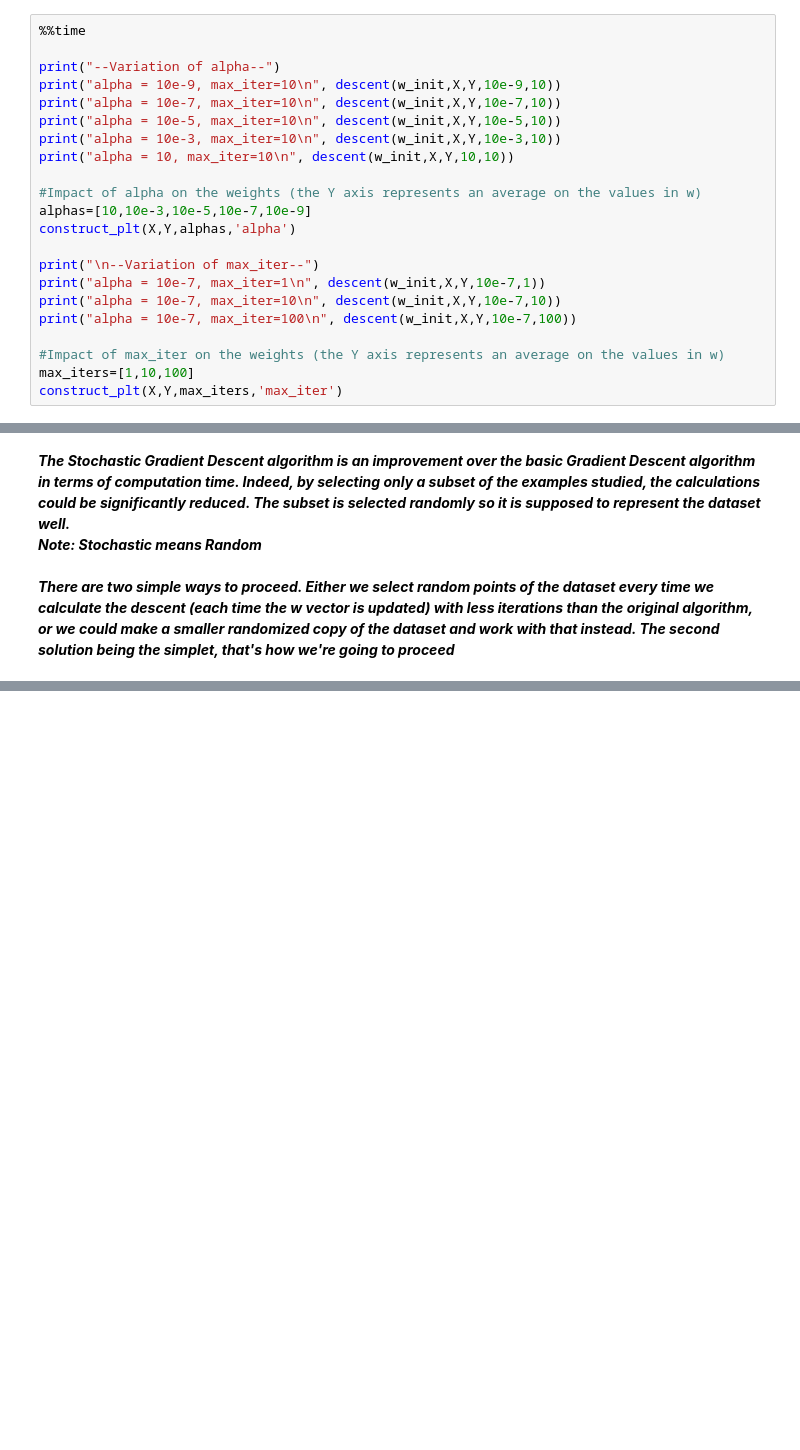
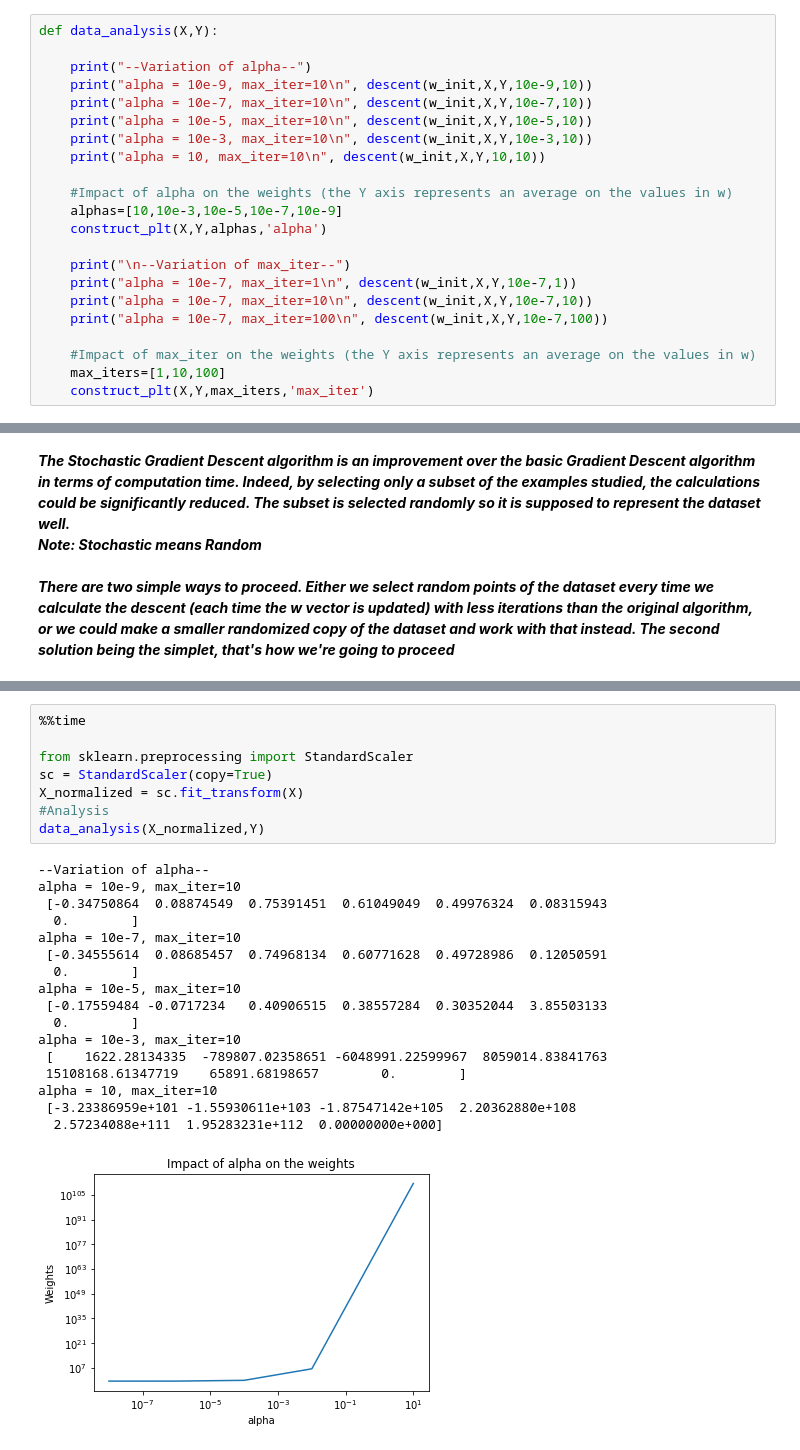
Before and after one commit to rostom-baccar/Machine-Learning-with-Decision-Trees, a Jupyter notebook: perceptron.ipynb, the cells around one changed output, grey strips where cells are left out. Drawn from its saved outputs; the diff is of its cells as text; blank space fills up the shorter version.

Commit message:
Lab2 Going Further Data Normalization update

```diff
--- a/perceptron.ipynb
+++ b/perceptron.ipynb
@@ -237,24 +237,24 @@ plt.ylabel("f(examples)")
 Text(0, 0.5, 'f(examples)')
 [figure]
 # %%
-%%time
+def data_analysis(X,Y):
 
-print("--Variation of alpha--")
-print("alpha = 10e-9, max_iter=10\n", descent(w_init,X,Y,10e-9,10))
-print("alpha = 10e-7, max_iter=10\n", descent(w_init,X,Y,10e-7,10))
-print("alpha = 10e-5, max_iter=10\n", descent(w_init,X,Y,10e-5,10))
-print("alpha = 10e-3, max_iter=10\n", descent(w_init,X,Y,10e-3,10))
-print("alpha = 10, max_iter=10\n", descent(w_init,X,Y,10,10))
+    print("--Variation of alpha--")
+    print("alpha = 10e-9, max_iter=10\n", descent(w_init,X,Y,10e-9,10))
+    print("alpha = 10e-7, max_iter=10\n", descent(w_init,X,Y,10e-7,10))
+    print("alpha = 10e-5, max_iter=10\n", descent(w_init,X,Y,10e-5,10))
+    print("alpha = 10e-3, max_iter=10\n", descent(w_init,X,Y,10e-3,10))
+    print("alpha = 10, max_iter=10\n", descent(w_init,X,Y,10,10))
 
-#Impact of alpha on the weights (the Y axis represents an average on the values in w)
-alphas=[10,10e-3,10e-5,10e-7,10e-9]
-construct_plt(X,Y,alphas,'alpha')
+    #Impact of alpha on the weights (the Y axis represents an average on the values in w)
+    alphas=[10,10e-3,10e-5,10e-7,10e-9]
+    construct_plt(X,Y,alphas,'alpha')
 
-print("\n--Variation of max_iter--")
-print("alpha = 10e-7, max_iter=1\n", descent(w_init,X,Y,10e-7,1))
-print("alpha = 10e-7, max_iter=10\n", descent(w_init,X,Y,10e-7,10))
-print("alpha = 10e-7, max_iter=100\n", descent(w_init,X,Y,10e-7,100))
+    print("\n--Variation of max_iter--")
+    print("alpha = 10e-7, max_iter=1\n", descent(w_init,X,Y,10e-7,1))
+    print("alpha = 10e-7, max_iter=10\n", descent(w_init,X,Y,10e-7,10))
+    print("alpha = 10e-7, max_iter=100\n", descent(w_init,X,Y,10e-7,100))
 
-#Impact of max_iter on the weights (the Y axis represents an average on the values in w)
-max_iters=[1,10,100]
-construct_plt(X,Y,max_iters,'max_iter')
+    #Impact of max_iter on the weights (the Y axis represents an average on the values in w)
+    max_iters=[1,10,100]
+    construct_plt(X,Y,max_iters,'max_iter')
@@ -391,0 +382,26 @@ Wall time: 3.56 s
+# %%
+%%time
+
+from sklearn.preprocessing import StandardScaler
+sc = StandardScaler(copy=True)
+X_normalized = sc.fit_transform(X)
+#Analysis
+data_analysis(X_normalized,Y)
+# %% [output]
+--Variation of alpha--
+alpha = 10e-9, max_iter=10
+ [-0.34750864  0.08874549  0.75391451  0.61049049  0.49976324  0.08315943
+  0.        ]
+alpha = 10e-7, max_iter=10
+ [-0.34555614  0.08685457  0.74968134  0.60771628  0.49728986  0.12050591
+  0.        ]
+alpha = 10e-5, max_iter=10
+ [-0.17559484 -0.0717234   0.40906515  0.38557284  0.30352044  3.85503133
+  0.        ]
+alpha = 10e-3, max_iter=10
+ [    1622.28134335  -789807.02358651 -6048991.22599967  8059014.83841763
+ 15108168.61347719    65891.68198657        0.        ]
+alpha = 10, max_iter=10
+ [-3.23386959e+101 -1.55930611e+103 -1.87547142e+105  2.20362880e+108
+  2.57234088e+111  1.95283231e+112  0.00000000e+000]
+[figure, added]
```
Also changed, not shown: parts of 9 cells of this notebook.
